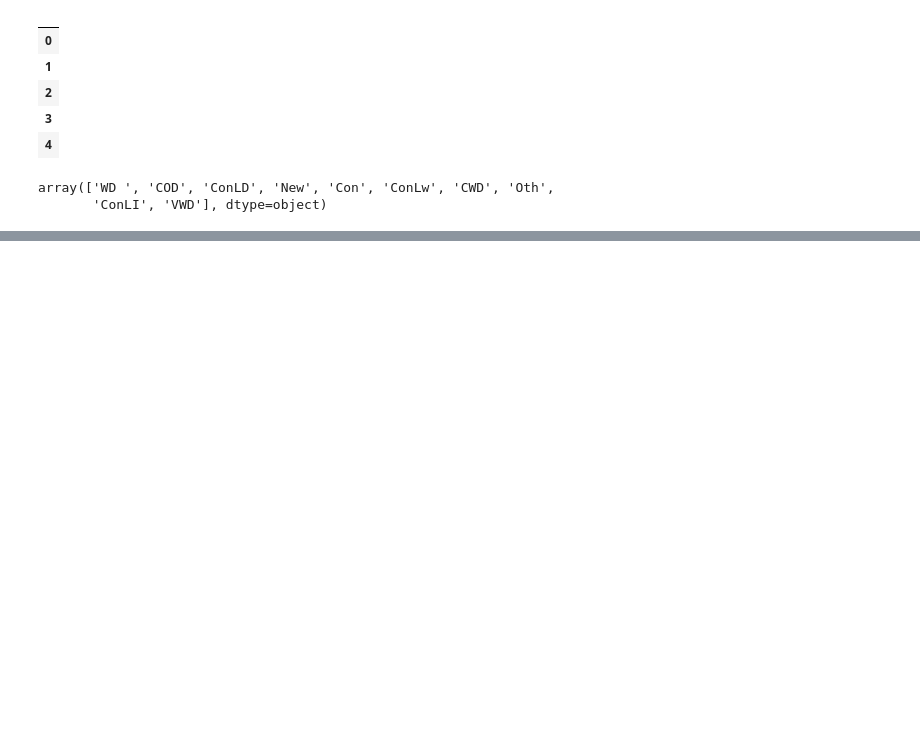
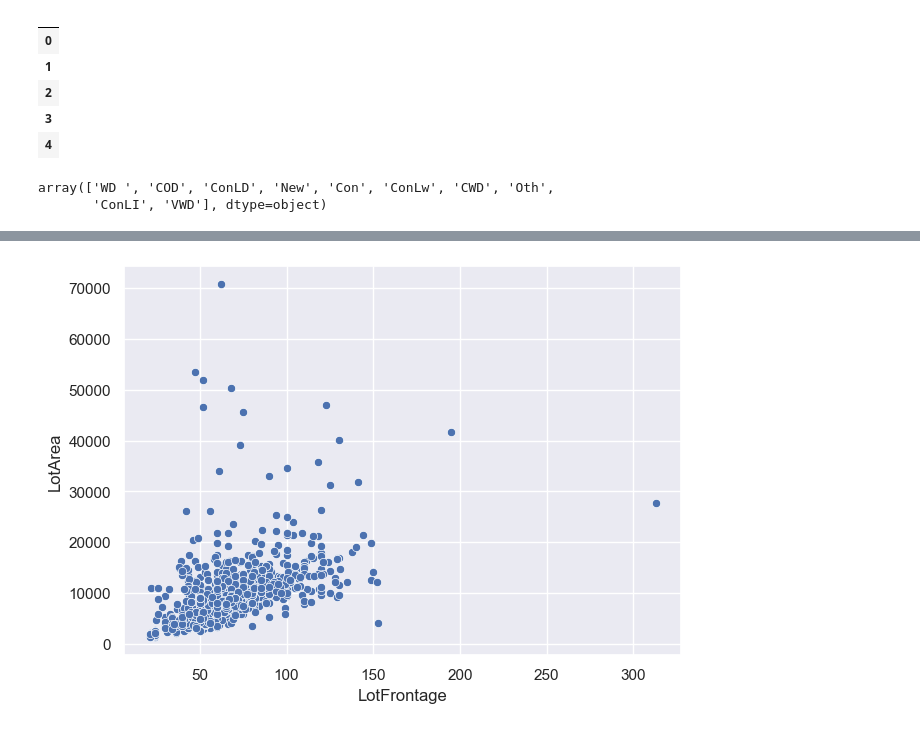
Before and after one commit to nikita-agrawal/Ames-Housing-Analysis, a Jupyter notebook: Hayden/housing_eda_hayden.ipynb, the cells around one changed output, grey strips where cells are left out. Saved outputs shown, nothing was run; the diff lists cells and outputs as text; code cells hidden in the pictures; blank space fills up the shorter version.

```diff
--- a/Hayden/housing_eda_hayden.ipynb
+++ b/Hayden/housing_eda_hayden.ipynb
@@ -399,0 +423,5 @@ array(['WD ', 'COD', 'ConLD', 'New', 'Con', 'ConLw', 'CWD', 'Oth',
+# %%
+sns.scatterplot(x='LotFrontage',y='LotArea',data = train)
+plt.show()
+# %% [output]
+[figure, added]
```
Also changed, not shown: parts of 5 cells of this notebook, 4 other files.
